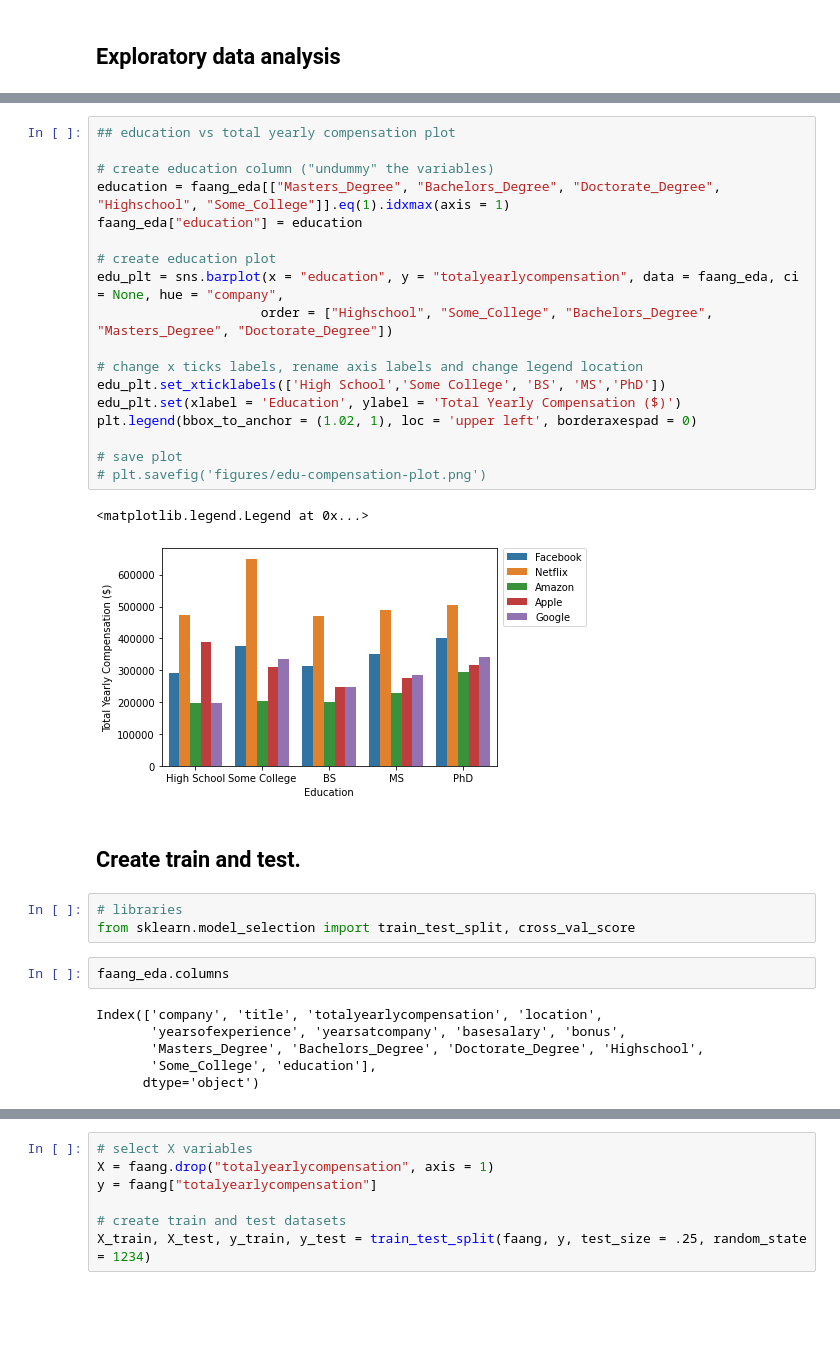
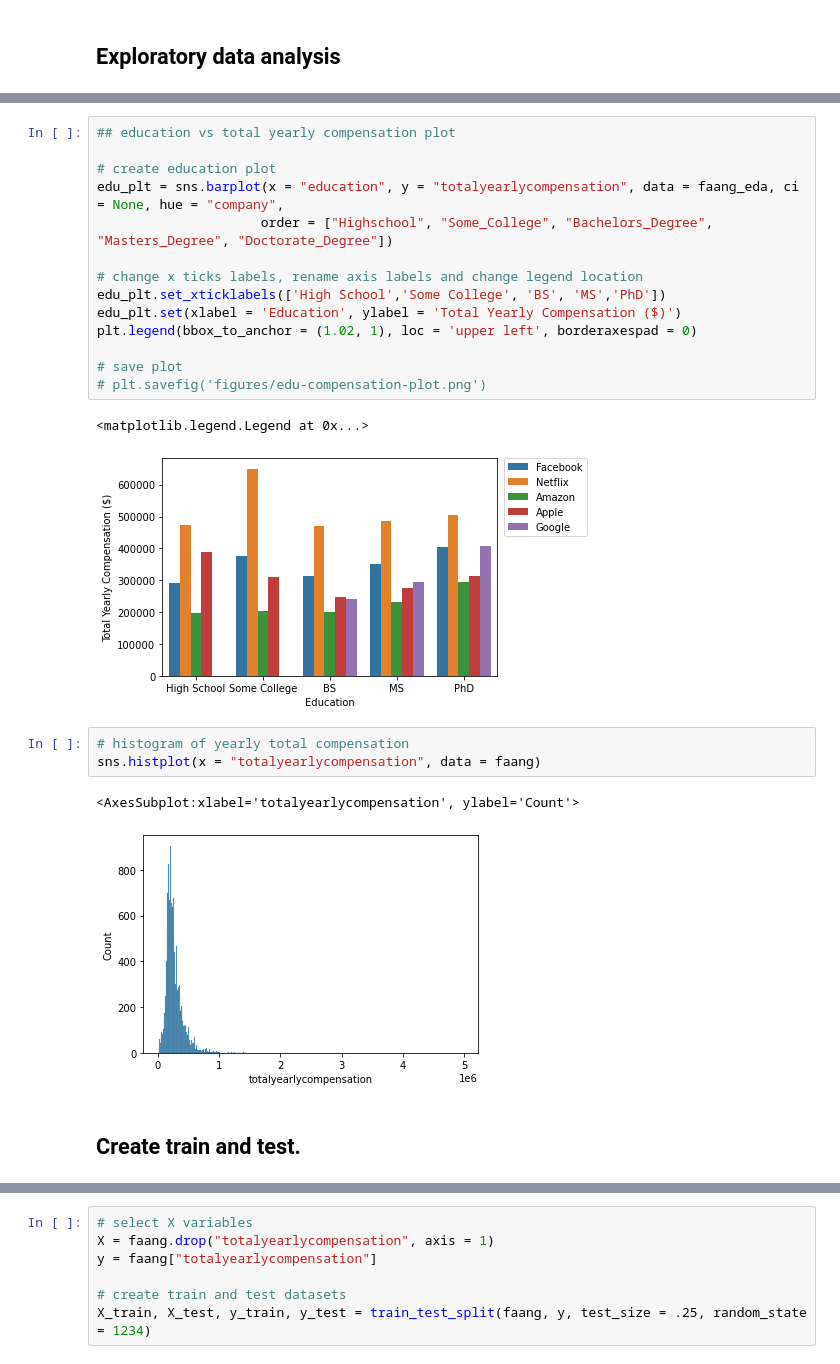
Before and after one commit to mimanjh/426_final, a Jupyter notebook: final.ipynb, the cells around one changed output, grey strips where cells are left out. Saved outputs shown, nothing was run; the diff lists cells and outputs as text; blank space fills up the shorter version.

```diff
--- a/final.ipynb
+++ b/final.ipynb
@@ -139,9 +173,5 @@ plt.legend(bbox_to_anchor = (1.02, 1), loc = 'upper left', borderaxespad = 0)
 # %%
 ## education vs total yearly compensation plot
-
-# create education column ("undummy" the variables)
-education = faang_eda[["Masters_Degree", "Bachelors_Degree", "Doctorate_Degree", "Highschool", "Some_College"]].eq(1).idxmax(axis = 1)
-faang_eda["education"] = education
 
 # create education plot
 edu_plt = sns.barplot(x = "education", y = "totalyearlycompensation", data = faang_eda, ci = None, hue = "company",
@@ -156,20 +186,15 @@ plt.legend(bbox_to_anchor = (1.02, 1), loc = 'upper left', borderaxespad = 0)
 # plt.savefig('figures/edu-compensation-plot.png')
 # %% [output]
 <matplotlib.legend.Legend at 0x...>
-[figure, old version]
+[figure, new version]
+# %%
+# histogram of yearly total compensation
+sns.histplot(x = "totalyearlycompensation", data = faang)
+# %% [output]
+<AxesSubplot:xlabel='totalyearlycompensation', ylabel='Count'>
+[figure, added]
 # %% [markdown]
 ## Create train and test.
-# %%
-# libraries
-from sklearn.model_selection import train_test_split, cross_val_score
-# %%
-faang_eda.columns
-# %% [output]
-Index(['company', 'title', 'totalyearlycompensation', 'location',
-       'yearsofexperience', 'yearsatcompany', 'basesalary', 'bonus',
-       'Masters_Degree', 'Bachelors_Degree', 'Doctorate_Degree', 'Highschool',
-       'Some_College', 'education'],
-      dtype='object')
 # %%
 # create modified data frame for analysis
 faang = faang_eda.drop(["location", "education"], axis = 1)
```
Also changed, not shown: parts of 25 cells of this notebook, 10 other files.
